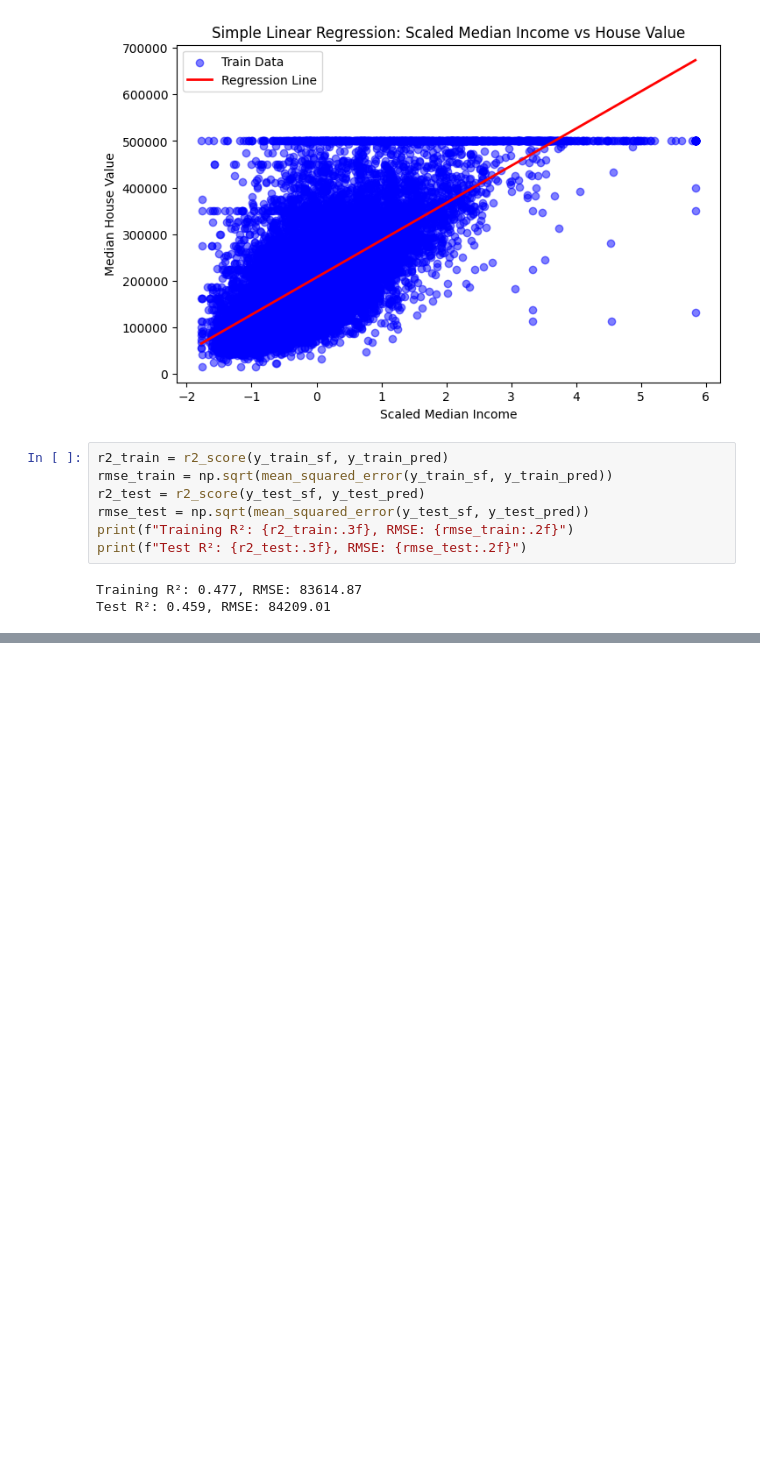
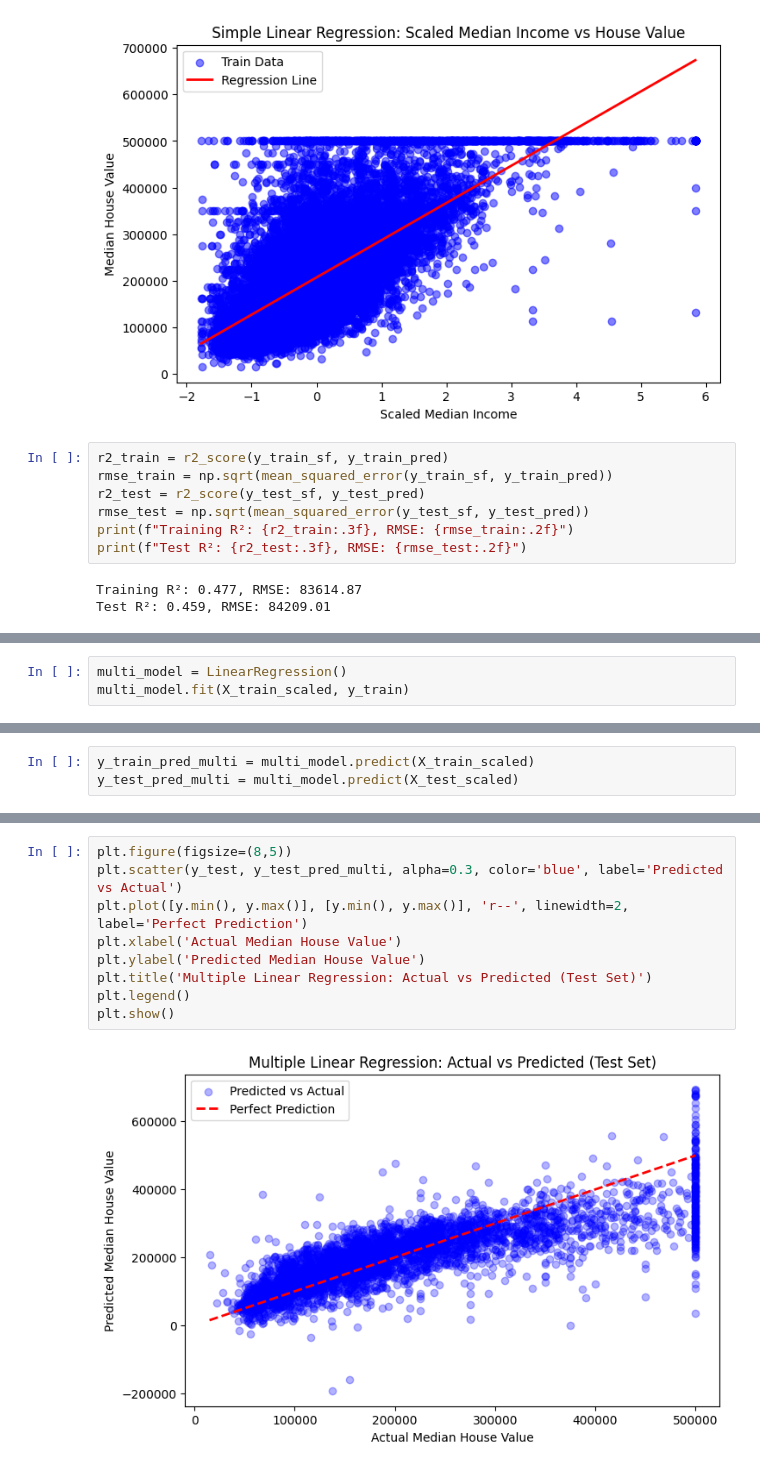
Before and after one commit to MMujtabaX/California-Housing-Price-Regression, a Jupyter notebook: regression.ipynb, the cells around one changed output, grey strips where cells are left out. Cells and saved outputs as stored; diff of their text form; blank space fills up the shorter version.

Commit message:
Train multiple linear regression on all features and evaluate

```diff
--- a/regression.ipynb
+++ b/regression.ipynb
@@ -207,0 +210,3 @@ Test R²: 0.459, RMSE: 84209.01
+# %%
+multi_model = LinearRegression()
+multi_model.fit(X_train_scaled, y_train)
@@ -207,0 +215,3 @@ Test R²: 0.459, RMSE: 84209.01
+# %%
+y_train_pred_multi = multi_model.predict(X_train_scaled)
+y_test_pred_multi = multi_model.predict(X_test_scaled)
@@ -207,0 +261,11 @@ Test R²: 0.459, RMSE: 84209.01
+# %%
+plt.figure(figsize=(8,5))
+plt.scatter(y_test, y_test_pred_multi, alpha=0.3, color='blue', label='Predicted vs Actual')
+plt.plot([y.min(), y.max()], [y.min(), y.max()], 'r--', linewidth=2, label='Perfect Prediction')
+plt.xlabel('Actual Median House Value')
+plt.ylabel('Predicted Median House Value')
+plt.title('Multiple Linear Regression: Actual vs Predicted (Test Set)')
+plt.legend()
+plt.show()
+# %% [output]
+[figure, added]
```
Also changed, not shown: parts of 6 cells of this notebook.
